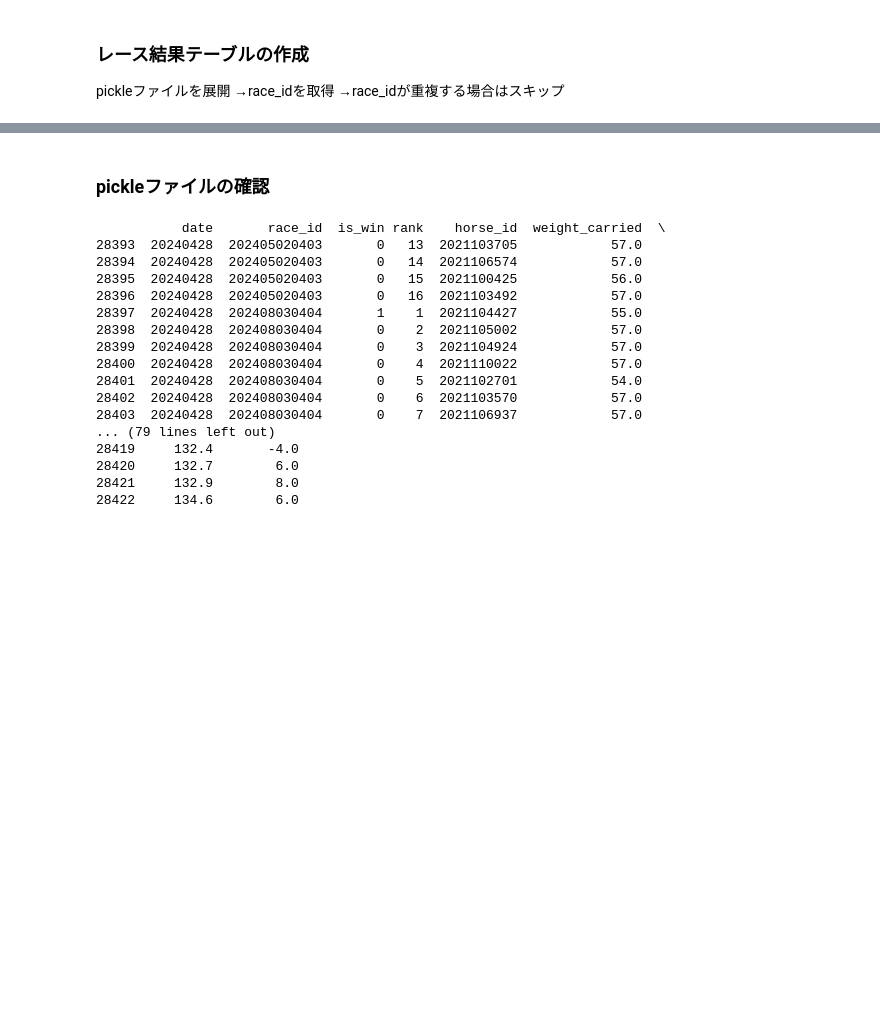
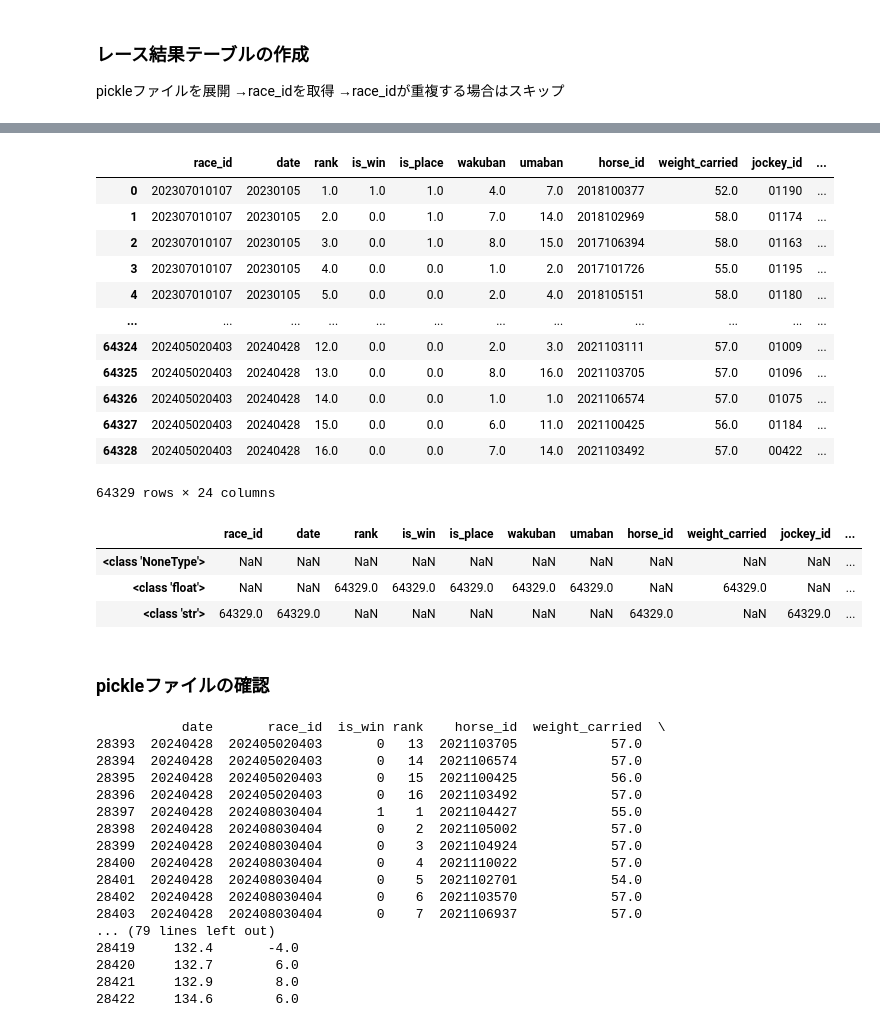
Before and after one commit to Nagishi777/mykeibaAI, a Jupyter notebook: src/02_scrape_race_result.ipynb, the cells around one changed output, grey strips where cells are left out. Drawn from its saved outputs; the diff is of its cells as text; code cells hidden in the pictures; blank space fills up the shorter version.

```diff
--- a/src/02_scrape_race_result.ipynb
+++ b/src/02_scrape_race_result.ipynb
@@ -11,6 +11,7 @@ import pickle
 from tqdm import tqdm
 import numpy as np
 import os
+pd.set_option("display.max_columns", None) # 表示する列数の制限を解除
 
 import sys
 sys.path.append("..") # 親ディレクトリを追加
@@ -167,6 +230,8 @@ race_id_list_name = "race_id_list_2301_2404.csv"
 # %%
 # 入力データと出力データの絶対パス生成
 
+# データフォルダのインスタンス実体化
+data_folder = reader.get_path("data_folder")
 # race_idが保存されているCSVファイルのパス
 race_id_list_path = os.path.join(reader.get_path("data_folder"), race_id_list_name)
 # 保存フォルダのパス
@@ -275,3 +363,36 @@ result_table = result_df.to_pickle(result_table_path)
+# %%
+result_table_path = os.path.join(data_folder, "race_result_table.pkl")
+result_table = result_df.to_pickle(result_table_path)
+# %%
+result_df = pd.read_pickle(result_table_path)
+result_df
+# %% [output]
+|  | race_id | date | rank | is_win | is_place | wakuban | umaban | horse_id | weight_carried | jockey_id | ... |
+| 0 | 202307010107 | 20230105 | 1.0 | 1.0 | 1.0 | 4.0 | 7.0 | 2018100377 | 52.0 | 01190 | ... |
+| 1 | 202307010107 | 20230105 | 2.0 | 0.0 | 1.0 | 7.0 | 14.0 | 2018102969 | 58.0 | 01174 | ... |
+| 2 | 202307010107 | 20230105 | 3.0 | 0.0 | 1.0 | 8.0 | 15.0 | 2017106394 | 58.0 | 01163 | ... |
+| 3 | 202307010107 | 20230105 | 4.0 | 0.0 | 0.0 | 1.0 | 2.0 | 2017101726 | 55.0 | 01195 | ... |
+| 4 | 202307010107 | 20230105 | 5.0 | 0.0 | 0.0 | 2.0 | 4.0 | 2018105151 | 58.0 | 01180 | ... |
+| ... | ... | ... | ... | ... | ... | ... | ... | ... | ... | ... | ... |
+| 64324 | 202405020403 | 20240428 | 12.0 | 0.0 | 0.0 | 2.0 | 3.0 | 2021103111 | 57.0 | 01009 | ... |
+| 64325 | 202405020403 | 20240428 | 13.0 | 0.0 | 0.0 | 8.0 | 16.0 | 2021103705 | 57.0 | 01096 | ... |
+| 64326 | 202405020403 | 20240428 | 14.0 | 0.0 | 0.0 | 1.0 | 1.0 | 2021106574 | 57.0 | 01075 | ... |
+| 64327 | 202405020403 | 20240428 | 15.0 | 0.0 | 0.0 | 6.0 | 11.0 | 2021100425 | 56.0 | 01184 | ... |
+| 64328 | 202405020403 | 20240428 | 16.0 | 0.0 | 0.0 | 7.0 | 14.0 | 2021103492 | 57.0 | 00422 | ... |
+64329 rows × 24 columns
+# %%
+# 各列の型の確認
+type_counts = {
+    col: result_df[col].map(lambda x: str(type(x))).value_counts(sort=False)
+    for col in result_df.columns
+}
+
+pd.DataFrame(type_counts)
+# %% [output]
+|  | race_id | date | rank | is_win | is_place | wakuban | umaban | horse_id | weight_carried | jockey_id | ... |
+| <class 'NoneType'> | NaN | NaN | NaN | NaN | NaN | NaN | NaN | NaN | NaN | NaN | ... |
+| <class 'float'> | NaN | NaN | 64329.0 | 64329.0 | 64329.0 | 64329.0 | 64329.0 | NaN | 64329.0 | NaN | ... |
+| <class 'str'> | 64329.0 | 64329.0 | NaN | NaN | NaN | NaN | NaN | 64329.0 | NaN | 64329.0 | ... |
 # %% [markdown]
 ### pickleファイルの確認
 # %%
```
Also changed, not shown: parts of 4 cells of this notebook, 8 other files.
